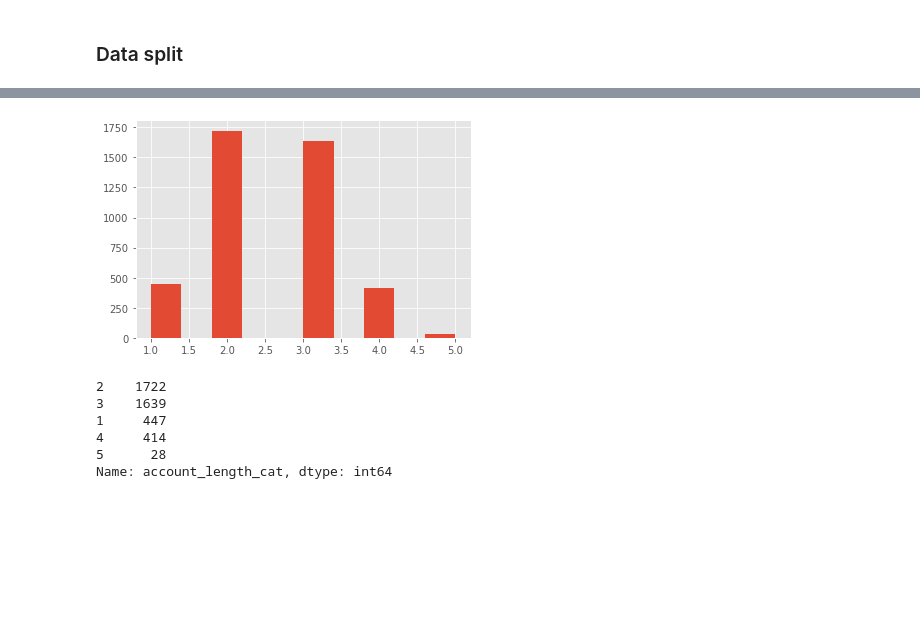
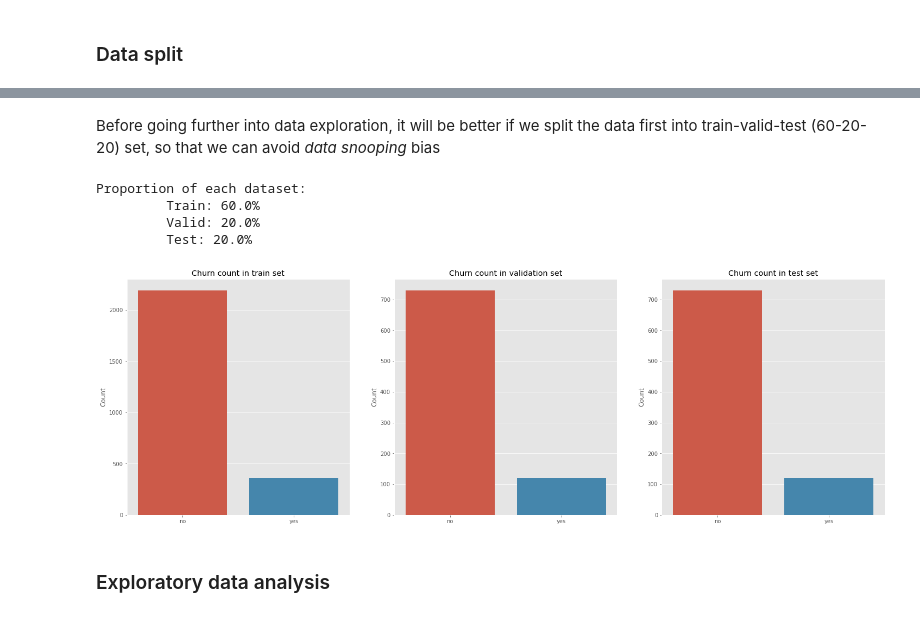
Before and after one commit to enoo24/customer-churn-prediction, a Jupyter notebook: eda.ipynb, the cells around one changed output, grey strips where cells are left out. Cells and saved outputs as stored; diff of their text form; code cells hidden in the pictures; blank space fills up the shorter version.

Commit message:
splitted the dataset into train-valid-test set

```diff
--- a/eda.ipynb
+++ b/eda.ipynb
@@ -131,17 +119,47 @@ Name: account_length, dtype: float64
-# %%
-data['account_length_cat'] = pd.cut(data['account_length'],
-                                   bins=[0., 50., 100., 150., 200., np.inf],
-                                   labels=[1, 2, 3, 4, 5])
-
-data['account_length_cat'].hist();
-# %% [output]
-[figure, removed]
-# %%
-data['account_length_cat'].value_counts()
-# %% [output]
-2    1722
-3    1639
-1     447
-4     414
-5      28
-Name: account_length_cat, dtype: int64
+# %% [markdown]
+<p>Before going further into data exploration, it will be better if we split the data first into train-valid-test (60-20-20) set, so that we can avoid <i>data snooping</i> bias</p>
+# %%
+from sklearn.model_selection import train_test_split
+
+X = data.drop('churn', axis=1)
+y = data['churn']
+
+X_train, X_test, y_train, y_test = train_test_split(X, y, test_size=0.2 , stratify=y)
+X_train, X_valid, y_train, y_valid = train_test_split(X_train, y_train, test_size=0.25, stratify=y_train)
+# %%
+#making sure that the proportion of each dataset is as desired
+train_prc = len(X_train) / len(X) * 100
+valid_prc = len(X_valid) / len(X) * 100
+test_prc = len(X_test) / len(X) * 100
+
+print("""Proportion of each dataset:
+         Train: {}%
+         Valid: {}%
+         Test: {}%""".format(train_prc, valid_prc, test_prc))
+# %% [output]
+Proportion of each dataset:
+         Train: 60.0%
+         Valid: 20.0%
+         Test: 20.0%
+# %%
+#to see whether the distribution of churn count is similar across the dataset
+fig, ax = plt.subplots(nrows=1, ncols=3, figsize=(25, 8))
+ax = ax.ravel()
+
+sns.barplot(x=y_train.value_counts().index, y=y_train.value_counts(), ax=ax[0])
+ax[0].set_ylabel('Count')
+ax[0].set_title('Churn count in train set')
+
+sns.barplot(x=y_valid.value_counts().index, y=y_valid.value_counts(), ax=ax[1])
+ax[1].set_ylabel('Count')
+ax[1].set_title('Churn count in validation set')
+
+sns.barplot(x=y_test.value_counts().index, y=y_test.value_counts(), ax=ax[2])
+ax[2].set_ylabel('Count')
+ax[2].set_title('Churn count in test set')
+
+plt.show()
+# %% [output]
+[figure, added]
+# %% [markdown]
+<h3>Exploratory data analysis</h3>
```
Also changed, not shown: parts of 1 cell of this notebook.
